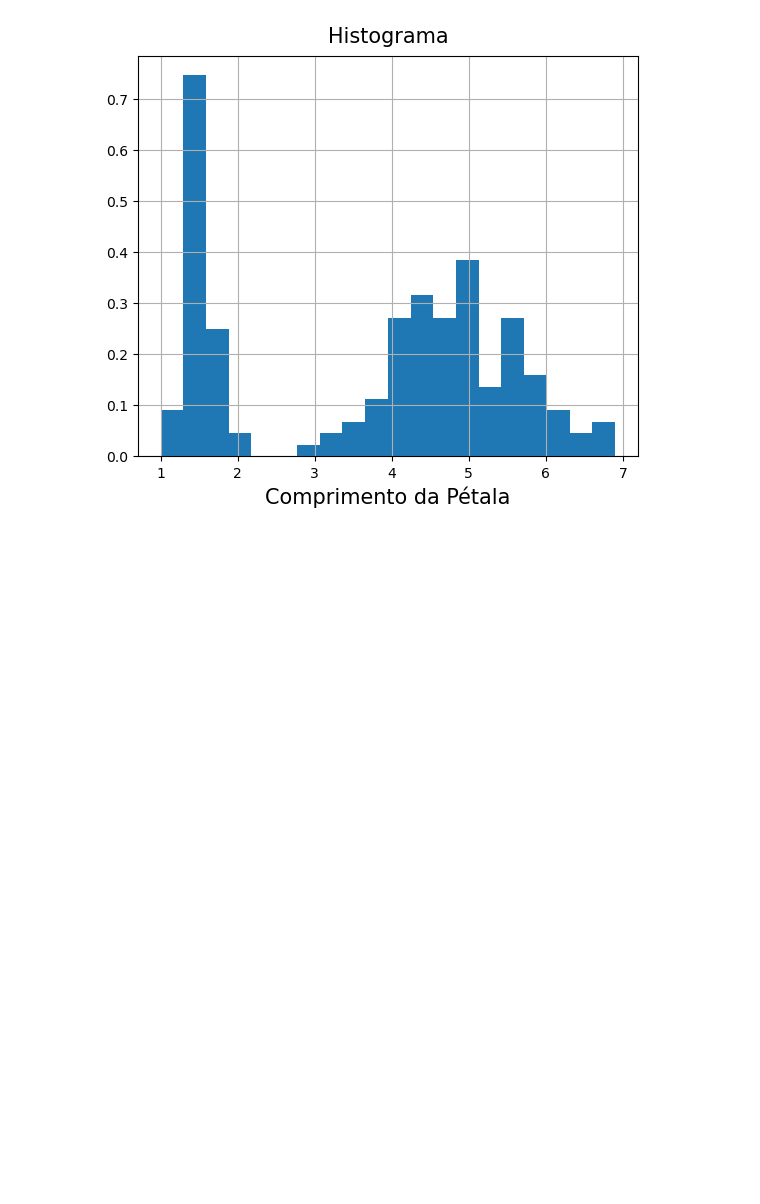
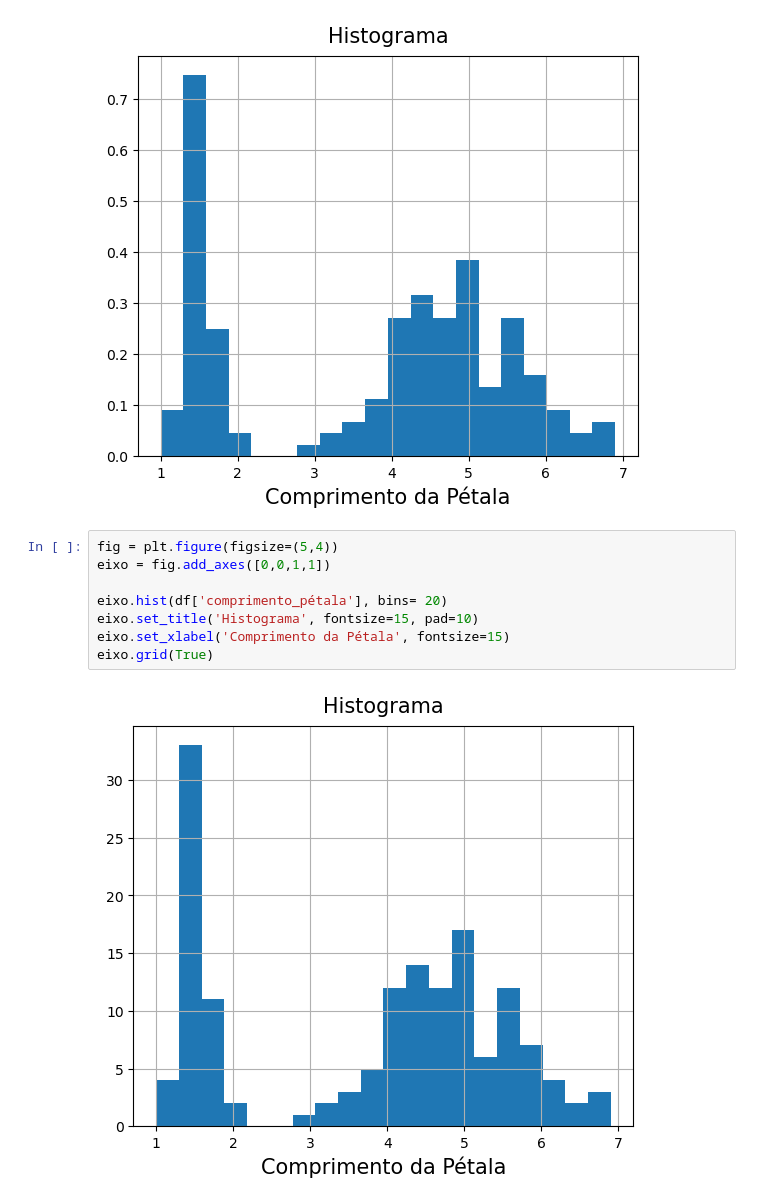
Before and after one commit to henriqueah/alura-matplotlib, a Jupyter notebook: iris.ipynb, the cells around one changed output. Saved outputs shown, nothing was run; the diff lists cells and outputs as text; blank space fills up the shorter version.

Commit message:
Customisando Histogramas, salvando imagens - iris

```diff
--- a/iris.ipynb
+++ b/iris.ipynb
@@ -63,3 +63,13 @@ eixo.set_xlabel('Comprimento da Pétala', fontsize=15)
 eixo.grid(True)
 # %% [output]
 [figure]
+# %%
+fig = plt.figure(figsize=(5,4))
+eixo = fig.add_axes([0,0,1,1])
+
+eixo.hist(df['comprimento_pétala'], bins= 20)
+eixo.set_title('Histograma', fontsize=15, pad=10)
+eixo.set_xlabel('Comprimento da Pétala', fontsize=15)
+eixo.grid(True)
+# %% [output]
+[figure, added]
```
Also changed, not shown: parts of 6 cells of this notebook, 4 other files.
